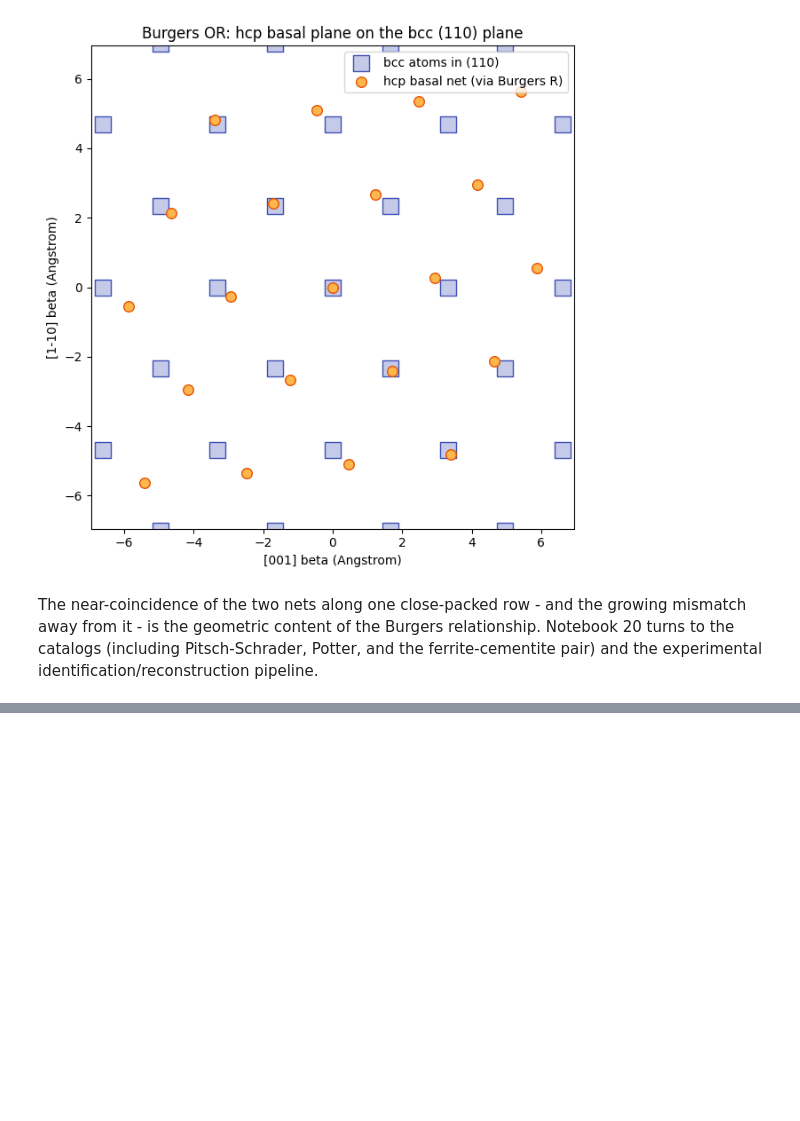
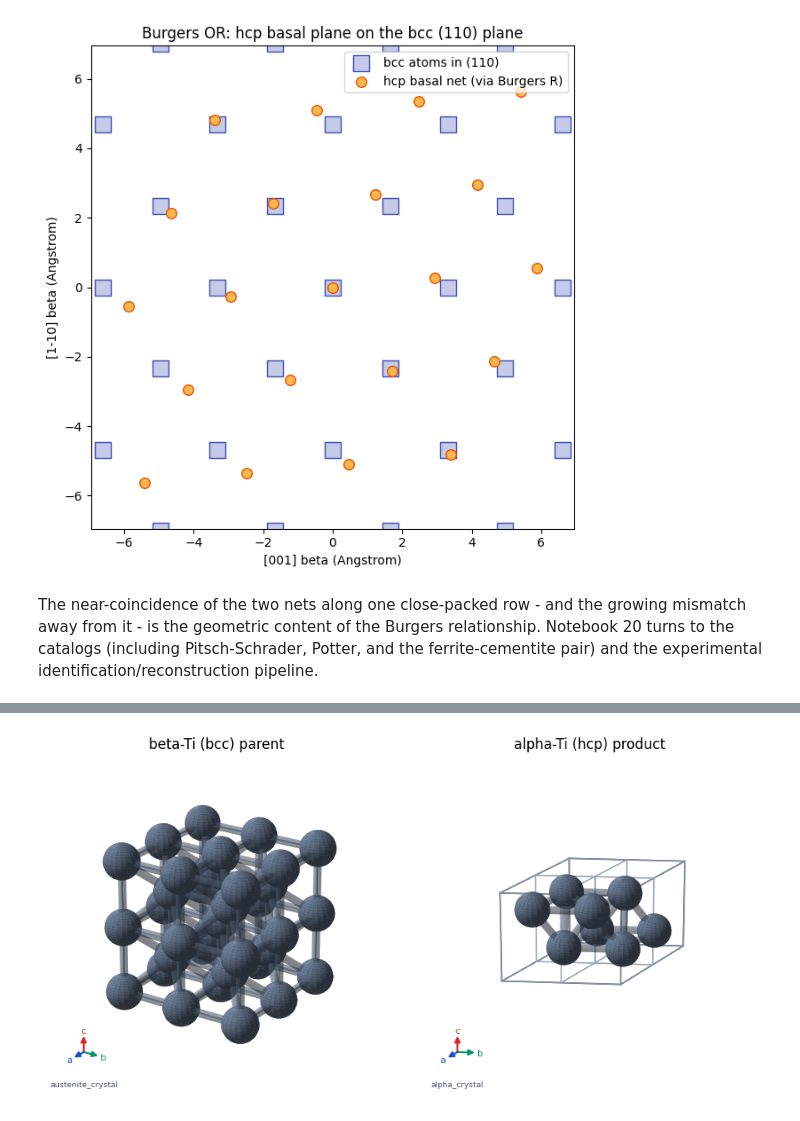
Before and after one commit to kvmani/pytex, a Jupyter notebook: docs/site/tutorials/notebooks/19_lattice_correspondence_and_transformation_strain.ipynb, the cells around one changed output, grey strips where cells are left out. Cells and saved outputs as stored; diff of their text form; code cells hidden in the pictures; blank space fills up the shorter version.

```diff
--- a/docs/site/tutorials/notebooks/19_lattice_correspondence_and_transformation_strain.ipynb
+++ b/docs/site/tutorials/notebooks/19_lattice_correspondence_and_transformation_strain.ipynb
@@ -356,0 +582,15 @@ experimental identification/reconstruction pipeline.
+# %%
+fig, axes = plt.subplots(1, 2, figsize=(11.0, 4.6), subplot_kw={"projection": "3d"})
+plot_crystal_structure_3d(
+    build_crystal_scene(beta_ti, repeats=(2, 2, 2), show_unit_cells=True),
+    ax=axes[0], show_frame_indicator=True,
+)
+plot_crystal_structure_3d(
+    build_crystal_scene(alpha_ti, repeats=(2, 2, 1), show_unit_cells=True),
+    ax=axes[1], show_frame_indicator=True,
+)
+axes[0].set_title("beta-Ti (bcc) parent")
+axes[1].set_title("alpha-Ti (hcp) product")
+fig.tight_layout()
+# %% [output]
+[figure, added]
```
Also changed, not shown: parts of 20 cells of this notebook, 5 other files.
